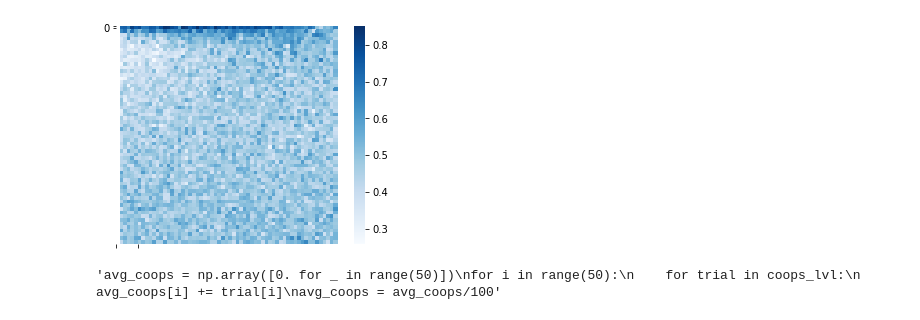
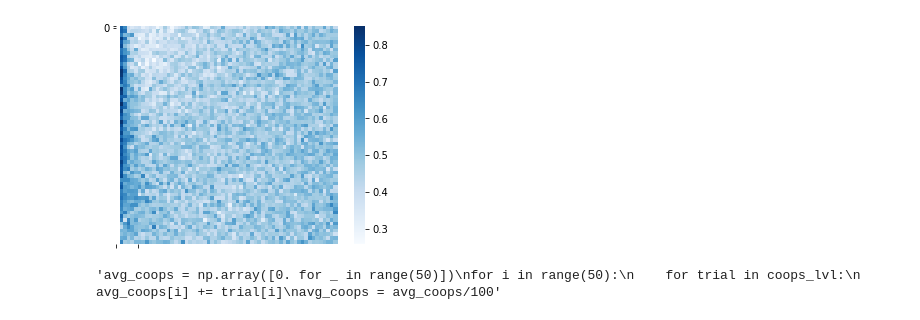
Before and after one commit to aguzga/LD_GROUP, a Jupyter notebook: code.ipynb, the cells around one changed output. Saved outputs shown, nothing was run; the diff lists cells and outputs as text; code cells hidden in the pictures.

```diff
--- a/code.ipynb
+++ b/code.ipynb
@@ -66,17 +66,20 @@ beta = 0.2
 eps = 0.05
 payoff_mat = get_payoff_matrix(6, 1)
 # %%
-%%time
 coops_lvl = []
 
 #for i in range(1000):
 #    coops_lvl.append(simulate_game(G, payoff_mat, k, 25, A, beta, eps))
+startTime = time()
+A_values = np.linspace(-1, 5, num = 100)
+eps_values = np.linspace(0, 0.5, num = 100)
 
-A_values = np.linspace(-1, 5, num = 60)
-eps_values = np.linspace(0, 0.5, num = 60)
-
-heatmap = np.zeros((60,60))
+heatmap = np.zeros((100,100))
 
 for a_i in range(len(A_values)):
     for eps_i in range(len(eps_values)):
         heatmap[eps_i][a_i] = simulate_game(G, payoff_mat, k, 25, A_values[a_i], beta, eps_values[eps_i])[-1]
+
+endTime = time()
+print("\nSimulating took {} seconds".format(round(endTime - startTime)))
+np.save(file = "test.npy", arr = heatmap)
@@ -85,10 +86,10 @@ Wall time: 1min 51s
 # %%
-sns.heatmap(heatmap, square = True, vmin = np.amin(heatmap), vmax = np.amax(heatmap), annot = False, fmt = ".4f", cmap = "Blues")
+sns.heatmap(heatmap.transpose(), square = True, vmin = np.amin(heatmap), vmax = np.amax(heatmap), annot = False, fmt = ".4f", cmap = "Blues")
 plt.xticks([-1,5])
 plt.yticks([0,0.5])
 plt.show()
 # %% [output]
-[figure, old version]
+[figure, new version]
 # %%
 """avg_coops = np.array([0. for _ in range(50)])
 for i in range(50):
```
Also changed, not shown: parts of 2 cells of this notebook.
